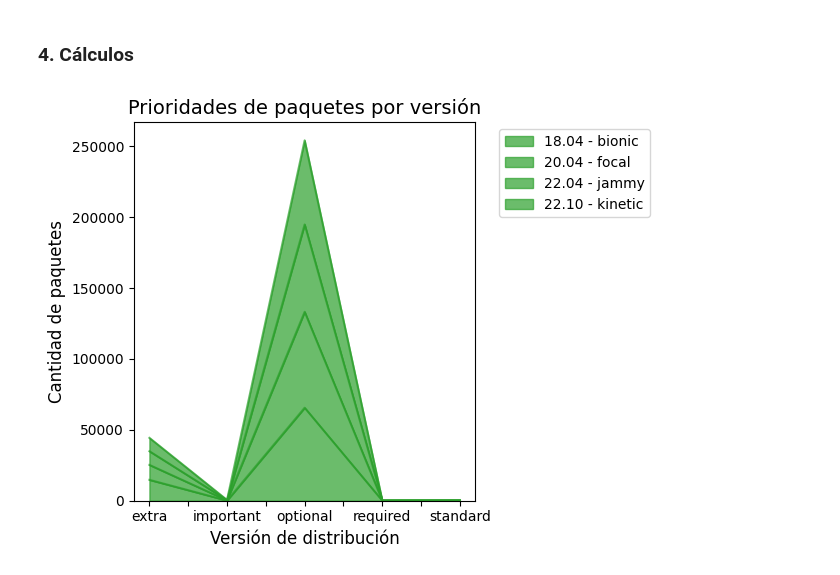
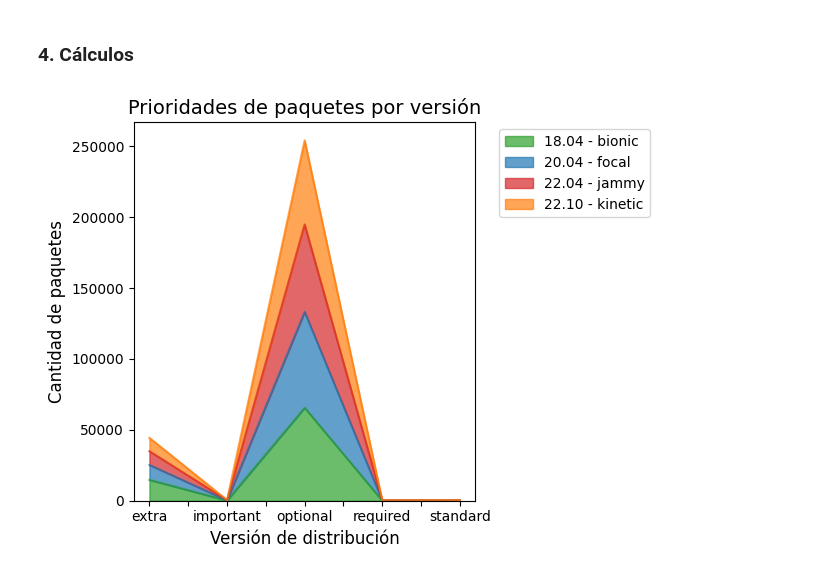
Before and after one commit to joszamama/linux-distros-analysis, a Jupyter notebook: operators/notebooks/visualizations/viz-6.ipynb, the cells around one changed output. Cells and saved outputs as stored; diff of their text form; code cells hidden in the pictures.

```diff
--- a/operators/notebooks/visualizations/viz-6.ipynb
+++ b/operators/notebooks/visualizations/viz-6.ipynb
@@ -40,34 +40,32 @@ df = df.sort_values(by=["Distro-Version", "Priority"], ascending=[True, False])
 
 # Crear un diccionario de colores para cada prioridad
 color_dict = {"required": "#1f77b4", "important": "#ff7f0e", "standard": "#2ca02c",
               "optional": "#d62728", "extra": "#9467bd"}
 
 # Crear un diccionario para contar la cantidad de paquetes por versión y prioridad
 data_dict = {}
 for version, group in df.groupby("Distro-Version"):
     data_dict[version] = {}
     for priority, sub_group in group.groupby("Priority"):
         data_dict[version][priority] = len(sub_group)
 
 # Crear una lista de colores para cada paquete en el gráfico de áreas apiladas
-colors = []
-for index, row in df.iterrows():
-    colors.append(color_dict[row["Priority"]])
+colors = [color_dict[p] for p in df['Priority'].unique()]
 
 # Crear un DataFrame de Pandas con los datos del diccionario
 data_df = pd.DataFrame(data_dict)
 
 # Crear un gráfico de áreas apiladas
 ax = data_df.plot(kind="area", stacked=True, color=colors, alpha=0.7)
 
 # Personalizar el gráfico
 ax.set_title("Prioridades de paquetes por versión", fontsize=14)
 ax.set_xlabel("Versión de distribución", fontsize=12)
 ax.set_ylabel("Cantidad de paquetes", fontsize=12)
 ax.legend(bbox_to_anchor=(1.05, 1), loc="upper left", fontsize=10)
 plt.tight_layout()
 
 # Mostrar el gráfico
 plt.show()
 # %% [output]
-[figure, old version]
+[figure, new version]
```
